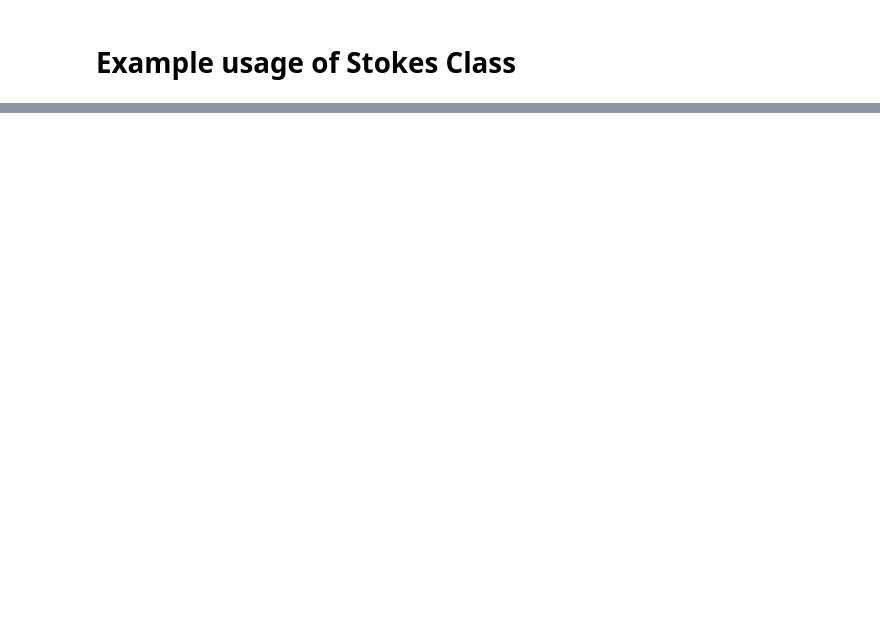
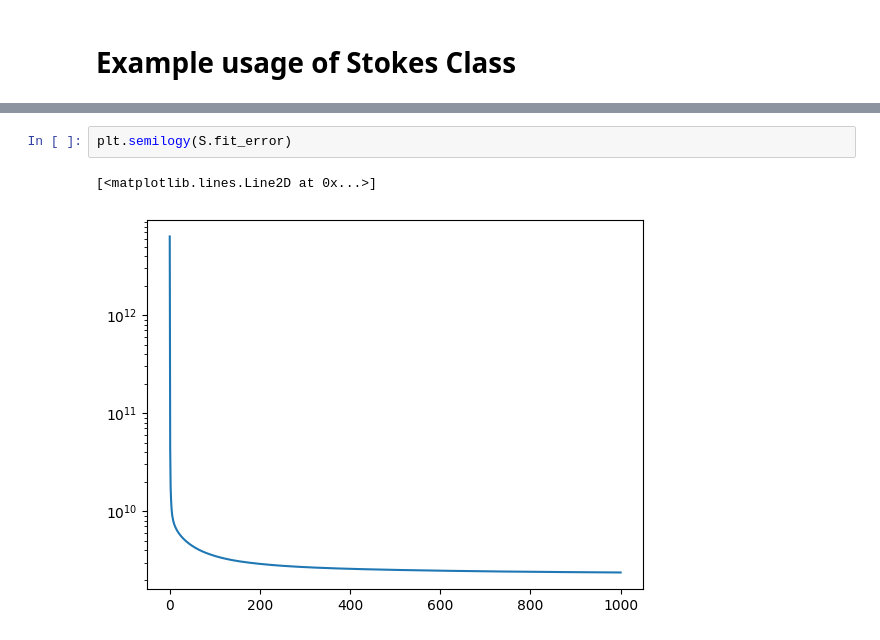
Before and after one commit to scbarreto/pyBBTD, a Jupyter notebook: notebooks/example_stokes.ipynb, the cells around one changed output, grey strips where cells are left out. Saved outputs shown, nothing was run; the diff lists cells and outputs as text; blank space fills up the shorter version.

```diff
--- a/notebooks/example_stokes.ipynb
+++ b/notebooks/example_stokes.ipynb
@@ -57,0 +60,5 @@ stokes.validate_stokes_tensor(T0)
+# %%
+plt.semilogy(S.fit_error)
+# %% [output]
+[<matplotlib.lines.Line2D at 0x...>]
+[figure, added]
```
Also changed, not shown: parts of 16 cells of this notebook, 7 other files.
